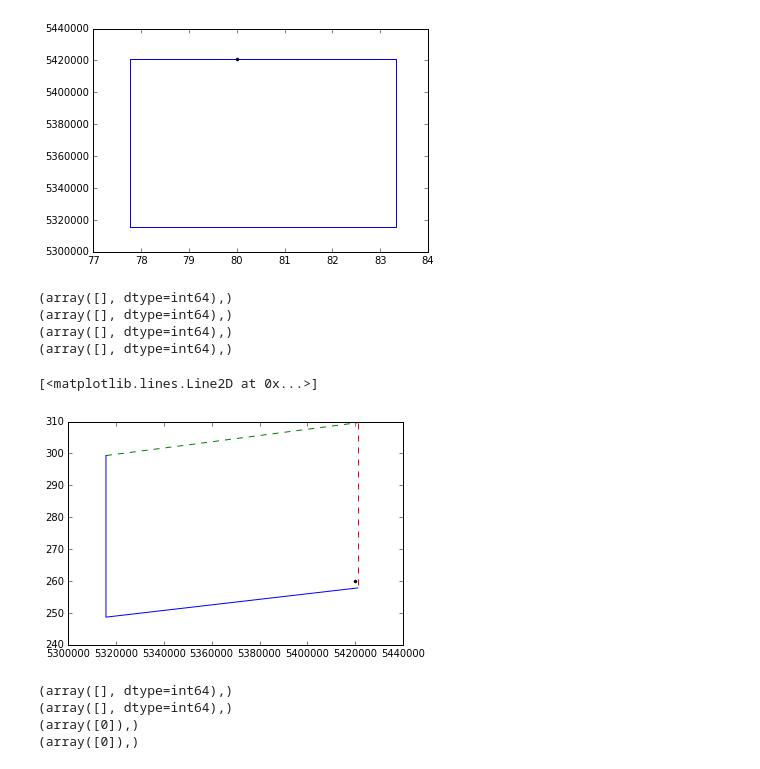
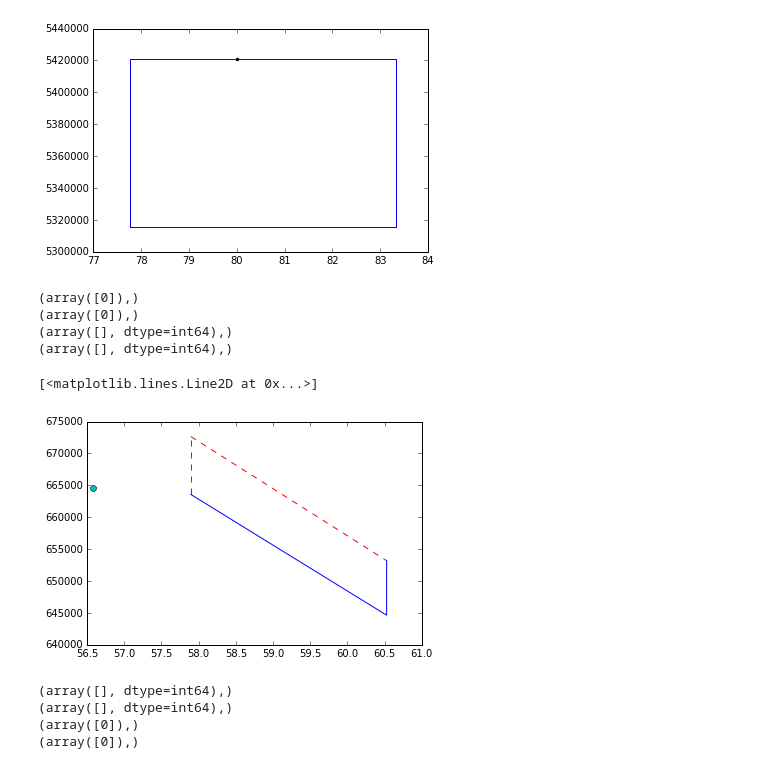
Before and after one commit to MatejKosec/LUTStandAlone, a Jupyter notebook: Bilinear Interpolation.ipynb, the cells around one changed output. Cells and saved outputs as stored; diff of their text form; code cells hidden in the pictures.

```diff
--- a/Bilinear Interpolation.ipynb
+++ b/Bilinear Interpolation.ipynb
@@ -394,52 +394,52 @@ plt.plot(x[indi]+x00, y[indi]+y00,'ro')
 [<matplotlib.lines.Line2D at 0x...>]
 [figure]
 # %%
-x00 = 5.31579e+06
-y00 = 299.344
-x10 = 5.31579e+06
-y10 = 248.675
-x01 = 5.42105e+06
-y01 = 309.656
-x11 = 5.42105e+06
-y11 = 257.832
+x00 = 57.8947
+y00 = 663575
+x10 = 60.5263
+y10 = 644643
+x01 = 57.8947
+y01 = 672655
+x11 = 60.5263
+y11 = 653195
 dx10 = x10 -x00
 dx01 = x01 -x00
 dx11 = x11 -x00
 dy10 = y10 -y00
 dy01 = y01 -y00
 dy11 = y11 -y00
 plt.figure(1)
 plt.plot([x00,x01],[y00,y01], 'g--')
 plt.plot([x01,x11],[y01,y11], 'r--')
 plt.plot([x11,x10,x00],[y11,y10,y00])
-x = sp.array([5420052]) -x00
-y = sp.array([260]) - y00
+x = sp.array([56.5769]) -x00
+y = sp.array([664543]) - y00
 #x = sp.array([2,2.5,5.0,2.5,2.5,5.0])-x00
 #y = sp.array([55,55,55,67,42,31])-y00
 plt.plot(x+x00,y+y00,'k.',lw='2')
 #check BOTTOM
 indi = sp.where(y*dx10<dy10*x)
 print indi
 plt.plot(x[indi]+x00, y[indi]+y00,'g*')
 #check LEFT
 indi = sp.where(x*dy01<dx01*y)
 print indi
 plt.plot(x[indi]+x00, y[indi]+y00,'co')
 #check RIGHT
 indi = sp.where((x-dx10)*(dy11-dy10)>(dx11-dx10)*(y-dy10))
 print indi
 plt.plot(x[indi]+x00, y[indi]+y00,'r+')
 #check TOP
 indi = sp.where((y-dy01)*(dx11-dx01)>(dy11-dy01)*(x-dx01))
 print indi
 plt.plot(x[indi]+x00, y[indi]+y00,'ro')
 # %% [output]
+(array([0]),)
+(array([0]),)
 (array([], dtype=int64),)
 (array([], dtype=int64),)
-(array([], dtype=int64),)
-(array([], dtype=int64),)
 [<matplotlib.lines.Line2D at 0x...>]
-[figure, old version]
+[figure, new version]
 # %%
 x00 = 737254
 y00 = 2485.41
```
Also changed, not shown: 2 other files.
